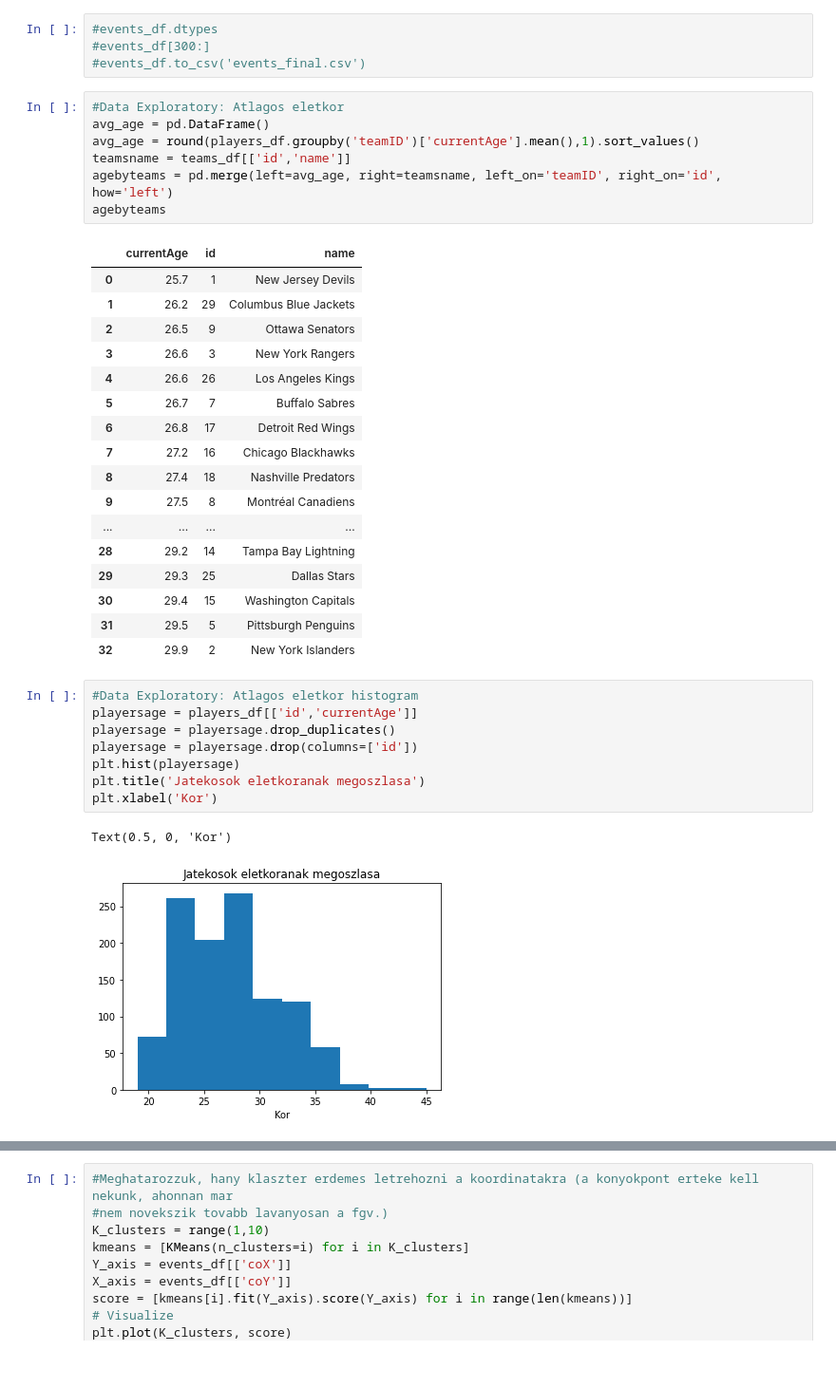
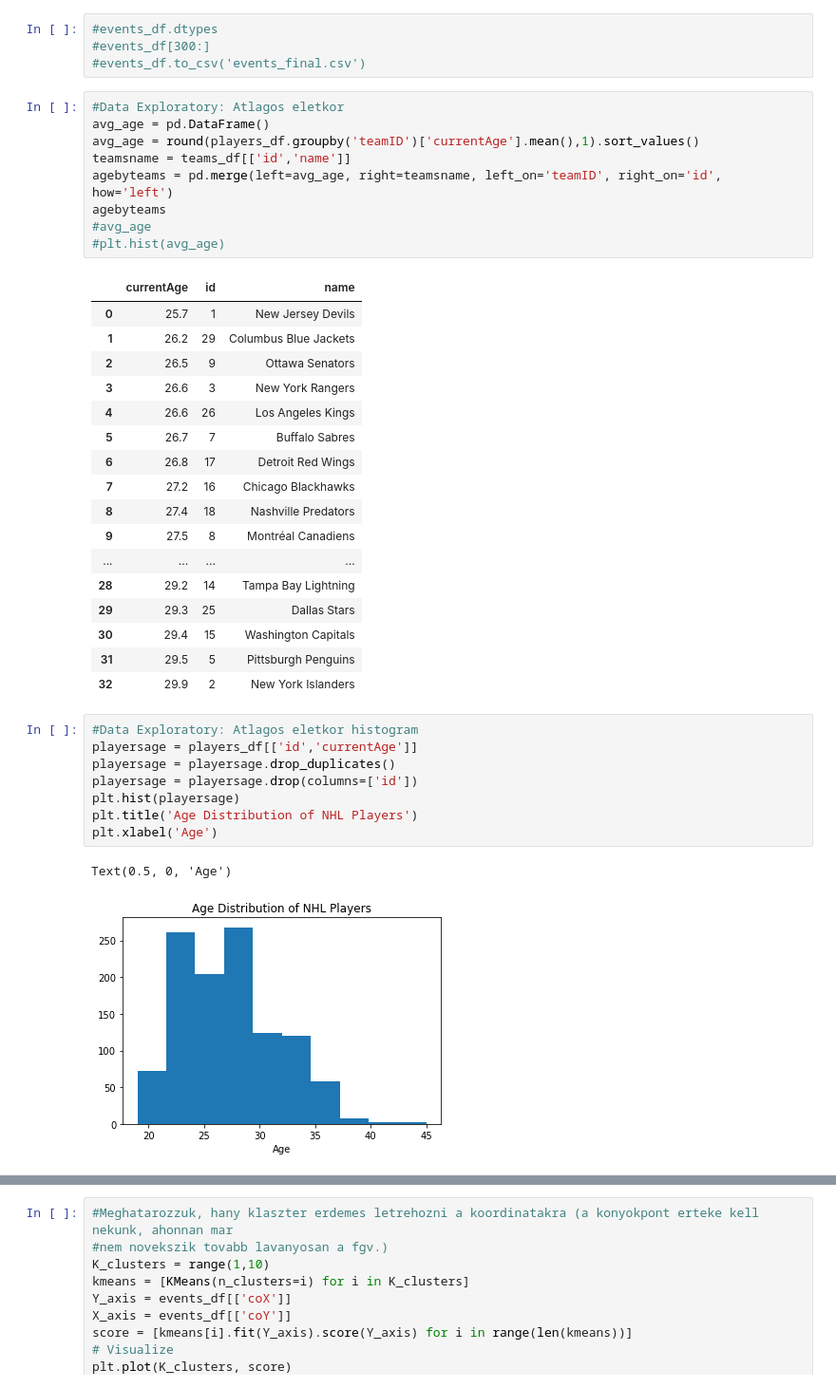
Before and after one commit to szonja126/NHL-Diplomamunka, a Jupyter notebook: readcsv.ipynb, the cells around one changed output, grey strips where cells are left out. Shown at 95% size. Saved outputs shown, nothing was run; the diff lists cells and outputs as text.

```diff
--- a/readcsv.ipynb
+++ b/readcsv.ipynb
@@ -83,6 +85,8 @@ avg_age = round(players_df.groupby('teamID')['currentAge'].mean(),1).sort_values
 teamsname = teams_df[['id','name']]
 agebyteams = pd.merge(left=avg_age, right=teamsname, left_on='teamID', right_on='id', how='left')
 agebyteams
+#avg_age
+#plt.hist(avg_age)
 # %% [output]
 |  | currentAge | id | name |
 | 0 | 25.7 | 1 | New Jersey Devils |
@@ -104,11 +108,11 @@ agebyteams
 # %%
 #Data Exploratory: Atlagos eletkor histogram
 playersage = players_df[['id','currentAge']]
 playersage = playersage.drop_duplicates()
 playersage = playersage.drop(columns=['id'])
 plt.hist(playersage)
-plt.title('Jatekosok eletkoranak megoszlasa')
-plt.xlabel('Kor')
+plt.title('Age Distribution of NHL Players')
+plt.xlabel('Age')
 # %% [output]
-Text(0.5, 0, 'Kor')
+Text(0.5, 0, 'Age')
-[figure, old version]
+[figure, new version]
```
Also changed, not shown: parts of 44 cells of this notebook.
